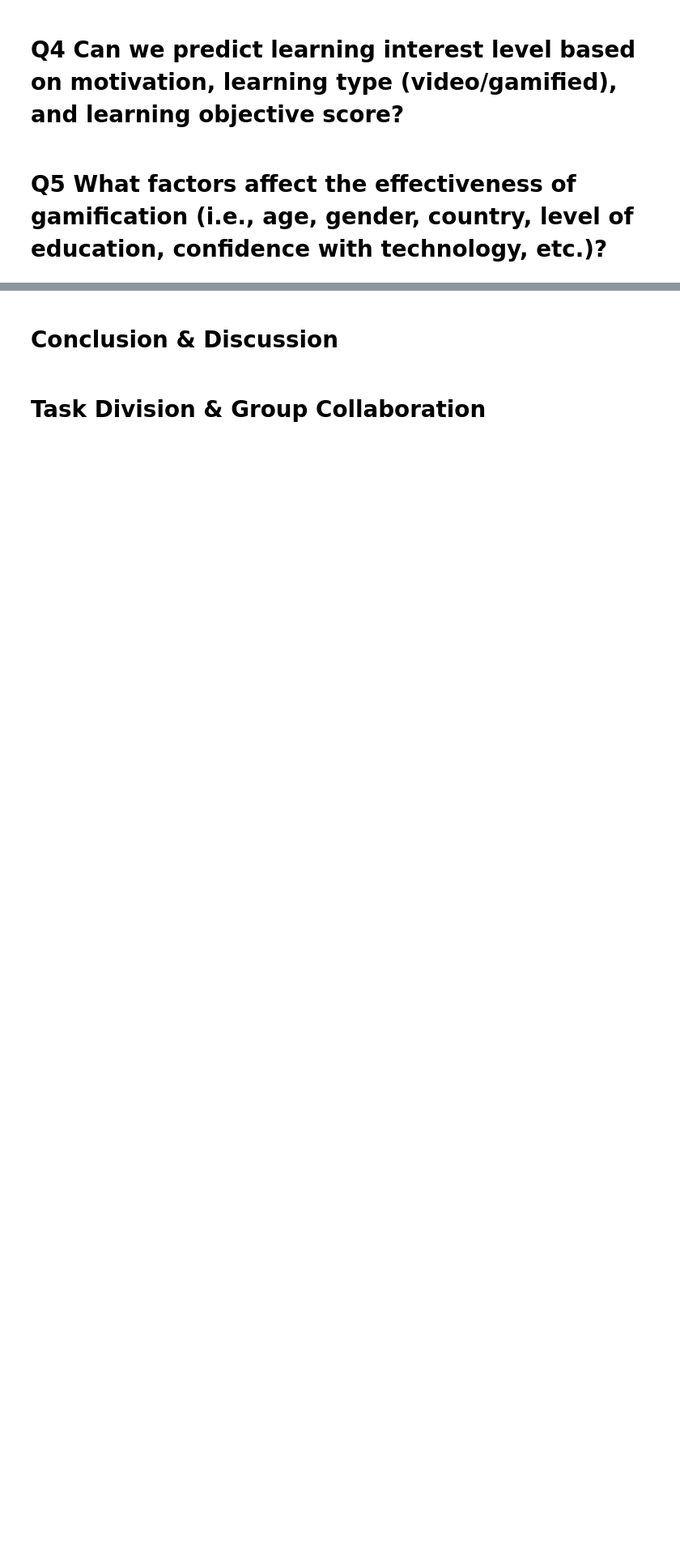
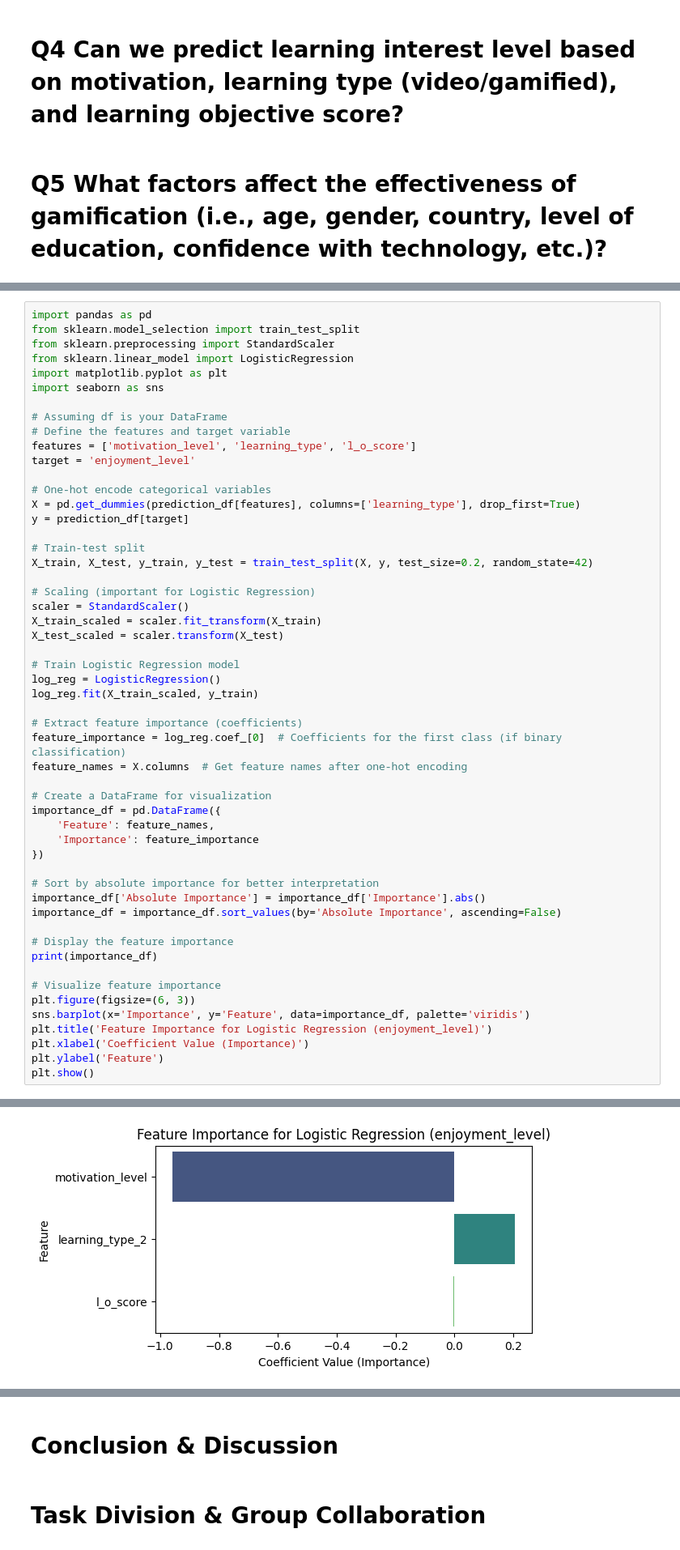
Before and after one commit to fredcatameo/DATA606_FinalProject, a Jupyter notebook: DATA606_FinalProject.ipynb, the cells around one changed output, grey strips where cells are left out. Shown at 81% size. Saved outputs shown, nothing was run; the diff lists cells and outputs as text; blank space fills up the shorter version.

```diff
--- a/DATA606_FinalProject.ipynb
+++ b/DATA606_FinalProject.ipynb
@@ -1124,0 +1237,54 @@ The two groups do not have a significant difference
+# %%
+import pandas as pd
+from sklearn.model_selection import train_test_split
+from sklearn.preprocessing import StandardScaler
+from sklearn.linear_model import LogisticRegression
+import matplotlib.pyplot as plt
+import seaborn as sns
+
+# Assuming df is your DataFrame
+# Define the features and target variable
+features = ['motivation_level', 'learning_type', 'l_o_score']
+target = 'enjoyment_level'
+
+# One-hot encode categorical variables
+X = pd.get_dummies(prediction_df[features], columns=['learning_type'], drop_first=True)
+y = prediction_df[target]
+
+# Train-test split
+X_train, X_test, y_train, y_test = train_test_split(X, y, test_size=0.2, random_state=42)
+
+# Scaling (important for Logistic Regression)
+scaler = StandardScaler()
+X_train_scaled = scaler.fit_transform(X_train)
+X_test_scaled = scaler.transform(X_test)
+
+# Train Logistic Regression model
+log_reg = LogisticRegression()
+log_reg.fit(X_train_scaled, y_train)
+
+# Extract feature importance (coefficients)
+feature_importance = log_reg.coef_[0]  # Coefficients for the first class (if binary classification)
+feature_names = X.columns  # Get feature names after one-hot encoding
+
+# Create a DataFrame for visualization
+importance_df = pd.DataFrame({
+    'Feature': feature_names,
+    'Importance': feature_importance
+})
+
+# Sort by absolute importance for better interpretation
+importance_df['Absolute Importance'] = importance_df['Importance'].abs()
+importance_df = importance_df.sort_values(by='Absolute Importance', ascending=False)
+
+# Display the feature importance
+print(importance_df)
+
+# Visualize feature importance
+plt.figure(figsize=(6, 3))
+sns.barplot(x='Importance', y='Feature', data=importance_df, palette='viridis')
+plt.title('Feature Importance for Logistic Regression (enjoyment_level)')
+plt.xlabel('Coefficient Value (Importance)')
+plt.ylabel('Feature')
+plt.show()
+# %% [output]
@@ -1124,0 +1298 @@ The two groups do not have a significant difference
+[figure, added]
```
Also changed, not shown: parts of 15 cells of this notebook.
